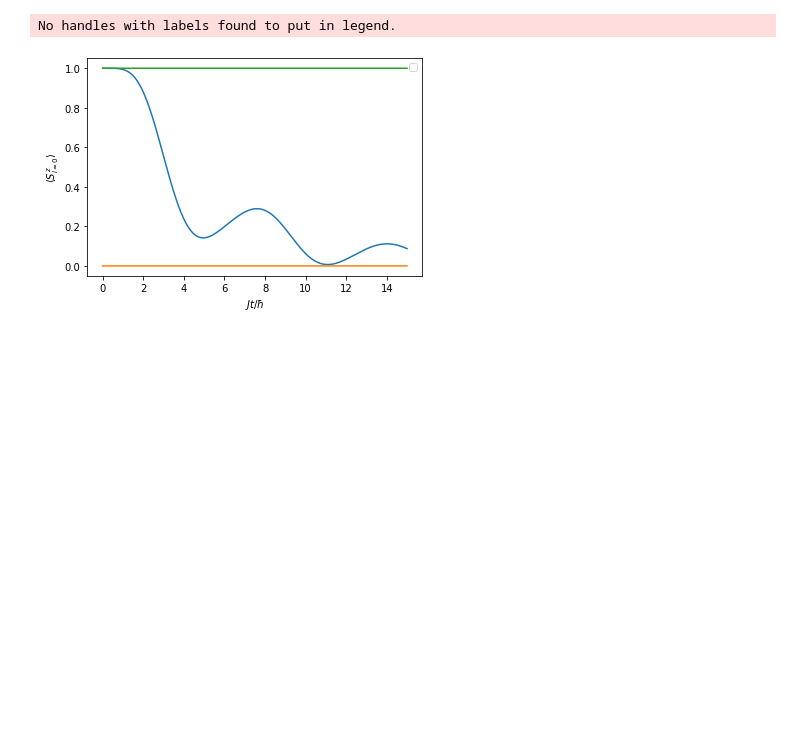
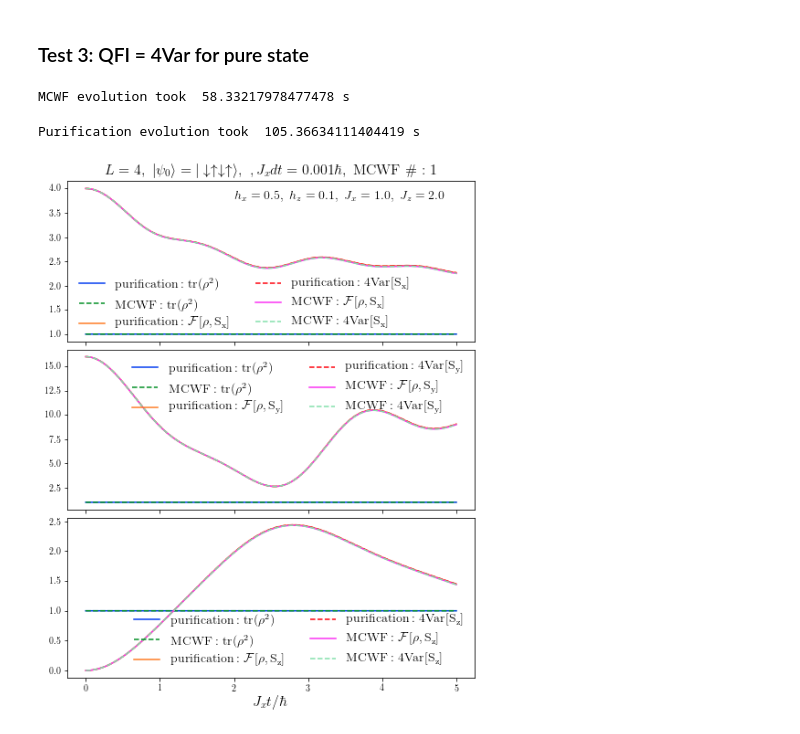
Before and after one commit to nataliejpg/QuantumResourceEstimation, a Jupyter notebook: exact_diagonalisation/XXZ_ED_Lindblad_Purification.ipynb, the cells around one changed output. Saved outputs shown, nothing was run; the diff lists cells and outputs as text; code cells hidden in the pictures; blank space fills up the shorter version.

```diff
--- a/exact_diagonalisation/XXZ_ED_Lindblad_Purification.ipynb
+++ b/exact_diagonalisation/XXZ_ED_Lindblad_Purification.ipynb
@@ -1108,12 +1203,2 @@ No handles with labels found to put in legend.
-# %%
-# plot
-fig = plt.figure()
-plt.plot(sim['Time'], np.real(sim['QFI_TotalSx']))
-plt.plot(sim['Time'], np.imag(sim['QFI_TotalSx']))
-plt.plot(sim['Time'], 4*np.real(sim['Var(TotalSx)']))
-plt.xlabel('$Jt/\hbar$')
-plt.ylabel(r'$\langle S^{z}_{i=0} \rangle$')
-plt.legend();
-# %% [output]
-No handles with labels found to put in legend.
-[figure, removed]
+# %% [markdown]
+### Test 3: QFI = 4Var for pure state
@@ -1119,0 +1232,66 @@ No handles with labels found to put in legend.
+# %%
+# Quantum Trajectory Evolution
+tic = time.time()
+state_table = generate_state_table(p)
+# start in down
+psi0 = [0 if np.mod(i,2) == 0 else 1 for i in range(p['N'])]
+mcwf, state_table = MonteCarloScheduler(p, state_table, psi0, kind="list")
+toc = time.time()
+print("MCWF evolution took ", toc-tic, "s")
+# %% [output]
+MCWF evolution took  58.33217978477478 s
+# %%
+# Purification Evolution
+tic = time.time()
+pure, state_table = evolve_purification(p, state_table, psi0, kind="list")
+toc = time.time()
+print("Purification evolution took ", toc-tic, "s")
+# %% [output]
+Purification evolution took  105.36634111404419 s
+# %%
+# plot
+fig, ax = plt.subplots(3, 1, sharex=True, figsize=(8,10))
+plt.subplots_adjust(hspace=0.05)
+
+# Sx
+ax[0].plot(pure['Time'], np.real(pure['Purity']), label=r'$\rm{purification:} ~ \rm{tr}(\rho^{2})$')
+ax[0].plot(mcwf['Time'], np.real(mcwf['Purity'][0,:]), '--', label=r'$\rm{MCWF:} ~ \rm{tr}(\rho^{2})$')
+
+ax[0].plot(pure['Time'], np.real(pure['QFI_TotalSx']), label=r'$\rm{purification:} ~\mathcal{F}[\rho,S_{x}]$')
+ax[0].plot(pure['Time'], 4*np.real(pure['Var(TotalSx)']), '--', label=r'$\rm{purification:} ~4\rm{Var}[S_{x}]$')
+
+
+ax[0].plot(mcwf['Time'], np.real(mcwf['QFI_TotalSx'][0,:]), label=r'$\rm{MCWF:} ~\mathcal{F}[\rho,S_{x}]$')
+ax[0].plot(mcwf['Time'], 4*np.real(mcwf['Var(TotalSx)'][0,:]), '--', label=r'$\rm{MCWF:} ~4\rm{Var}[S_{x}]$')
+
+# Sy
+ax[1].plot(pure['Time'], np.real(pure['Purity']), label=r'$\rm{purification:} ~ \rm{tr}(\rho^{2})$')
+ax[1].plot(mcwf['Time'], np.real(mcwf['Purity'][0,:]), '--', label=r'$\rm{MCWF:} ~ \rm{tr}(\rho^{2})$')
+
+ax[1].plot(pure['Time'], np.real(pure['QFI_TotalSy']), label=r'$\rm{purification:} ~\mathcal{F}[\rho,S_{y}]$')
+ax[1].plot(pure['Time'], 4*np.real(pure['Var(TotalSy)']), '--', label=r'$\rm{purification:} ~4\rm{Var}[S_{y}]$')
+
+ax[1].plot(mcwf['Time'], np.real(mcwf['QFI_TotalSy'][0,:]), label=r'$\rm{MCWF:} ~ \mathcal{F}[\rho,S_{y}]$')
+ax[1].plot(mcwf['Time'], 4*np.real(mcwf['Var(TotalSy)'][0,:]), '--', label=r'$\rm{MCWF:} ~4\rm{Var}[S_{y}]$')
+
+# Sz
+ax[2].plot(pure['Time'], np.real(pure['Purity']), label=r'$\rm{purification:} ~ \rm{tr}(\rho^{2})$')
+ax[2].plot(mcwf['Time'], np.real(mcwf['Purity'][0,:]), '--', label=r'$\rm{MCWF:} ~ \rm{tr}(\rho^{2})$')
+
+ax[2].plot(pure['Time'], np.real(pure['QFI_TotalSz']), label=r'$\rm{purification:} ~ \mathcal{F}[\rho,S_{z}]$')
+ax[2].plot(pure['Time'], 4*np.real(pure['Var(TotalSz)']), '--', label=r'$\rm{purification:} ~4\rm{Var}[S_{z}]$')
+
+ax[2].plot(mcwf['Time'], np.real(mcwf['QFI_TotalSz'][0,:]), label=r'$\rm{MCWF:} ~ \mathcal{F}[\rho,S_{z}]$')
+ax[2].plot(mcwf['Time'], 4*np.real(mcwf['Var(TotalSz)'][0,:]), '--', label=r'$\rm{MCWF:} ~4\rm{Var}[S_{z}]$')
+
+ax[2].set_xlabel(r'$J_{x}t/\hbar$', fontsize=16);
+ax[0].legend(loc=3, ncol=2, fontsize=14);
+ax[1].legend(loc=1, ncol=2, fontsize=14);
+ax[2].legend(loc=4, ncol=2, fontsize=14);
+ax[0].set_title(r'$L = %i,~ |\psi_{0}\rangle = |\downarrow\uparrow\downarrow\uparrow\rangle, ~$' % (p['N']) + \
+                r'$, J_{x}dt = %.3f\hbar, ~ \rm{MCWF} ~ \#: %i$'% (p['dt'], p['MCSamples']), fontsize=16);
+ax[0].text(2.0, 3.75, r'$h_{x}=%.1f,~h_{z}=%.1f,~J_{x}=%.1f,~J_{z}=%.1f$' % \
+           (p['hx'],p['hz'],p['Jx'],p['Jz']), fontsize=14);
+plt.savefig('Test3_QFI_Variance_Equivalence_PurestateNoDissipation.pdf')
+# %% [output]
+[figure, added]
```
Also changed, not shown: parts of 20 cells of this notebook, 7 other files.
